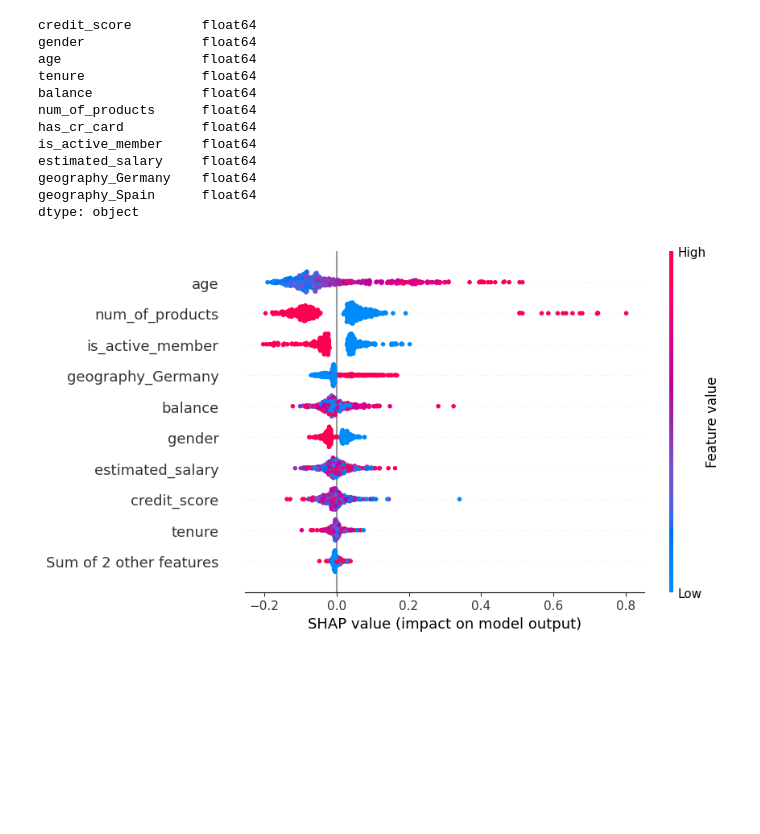
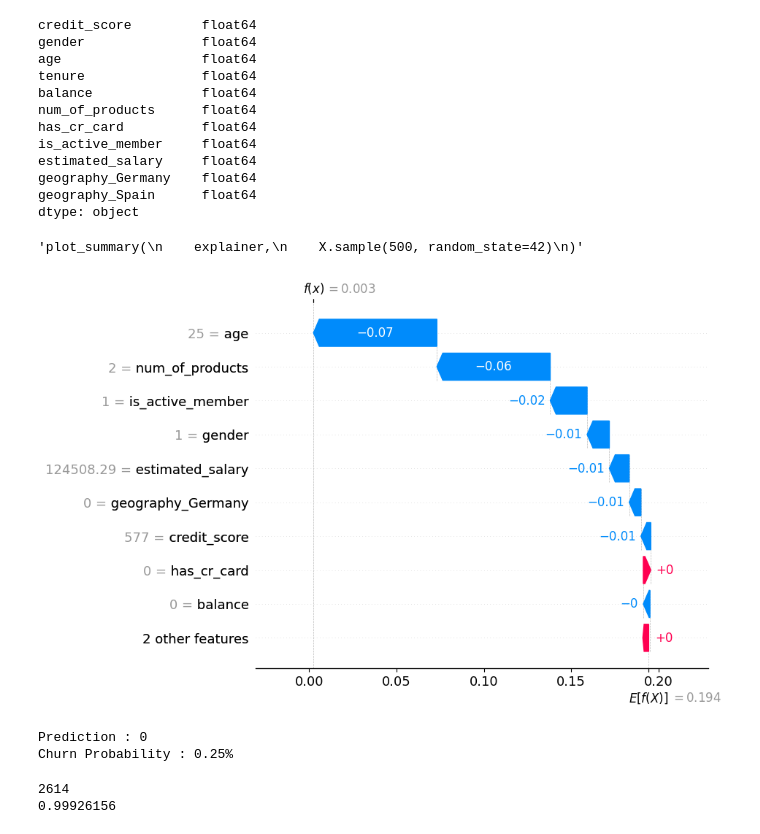
Before and after one commit to aryapathak27/ai-banking-churn-system, a Jupyter notebook: notebooks/04_shap_analysis.ipynb, the cells around one changed output. Saved outputs shown, nothing was run; the diff lists cells and outputs as text; code cells hidden in the pictures; blank space fills up the shorter version.

```diff
--- a/notebooks/04_shap_analysis.ipynb
+++ b/notebooks/04_shap_analysis.ipynb
@@ -160,14 +160,16 @@ geography_Germany    float64
 geography_Spain      float64
 dtype: object
 # %%
+background = X.sample(200, random_state=42)
+
 explainer = create_shap_explainer(
     model,
-    X.sample(100, random_state=42)
+    background
 )
 # %%
-plot_summary(
+"""plot_summary(
     explainer,
     X.sample(500, random_state=42)
-)
+)"""
 # %% [output]
-[figure, removed]
+'plot_summary(\n    explainer,\n    X.sample(500, random_state=42)\n)'
@@ -173,0 +186,2 @@ plot_summary(
+# %%
+customer = X.iloc[[25]]
@@ -173,0 +193,27 @@ plot_summary(
+# %%
+plot_waterfall(
+    explainer,
+    customer
+)
+# %% [output]
+[figure, added]
+# %%
+probability = model.predict_proba(customer)[0][1]
+
+prediction = model.predict(customer)[0]
+
+print(f"Prediction : {prediction}")
+print(f"Churn Probability : {probability:.2%}")
+# %% [output]
+Prediction : 0
+Churn Probability : 0.25%
+# %%
+probs = model.predict_proba(X)[:, 1]
+
+high_risk_index = probs.argmax()
+
+print(high_risk_index)
+print(probs[high_risk_index])
+# %% [output]
+2614
+0.99926156
```
Also changed, not shown: parts of 9 cells of this notebook, 3 other files.
